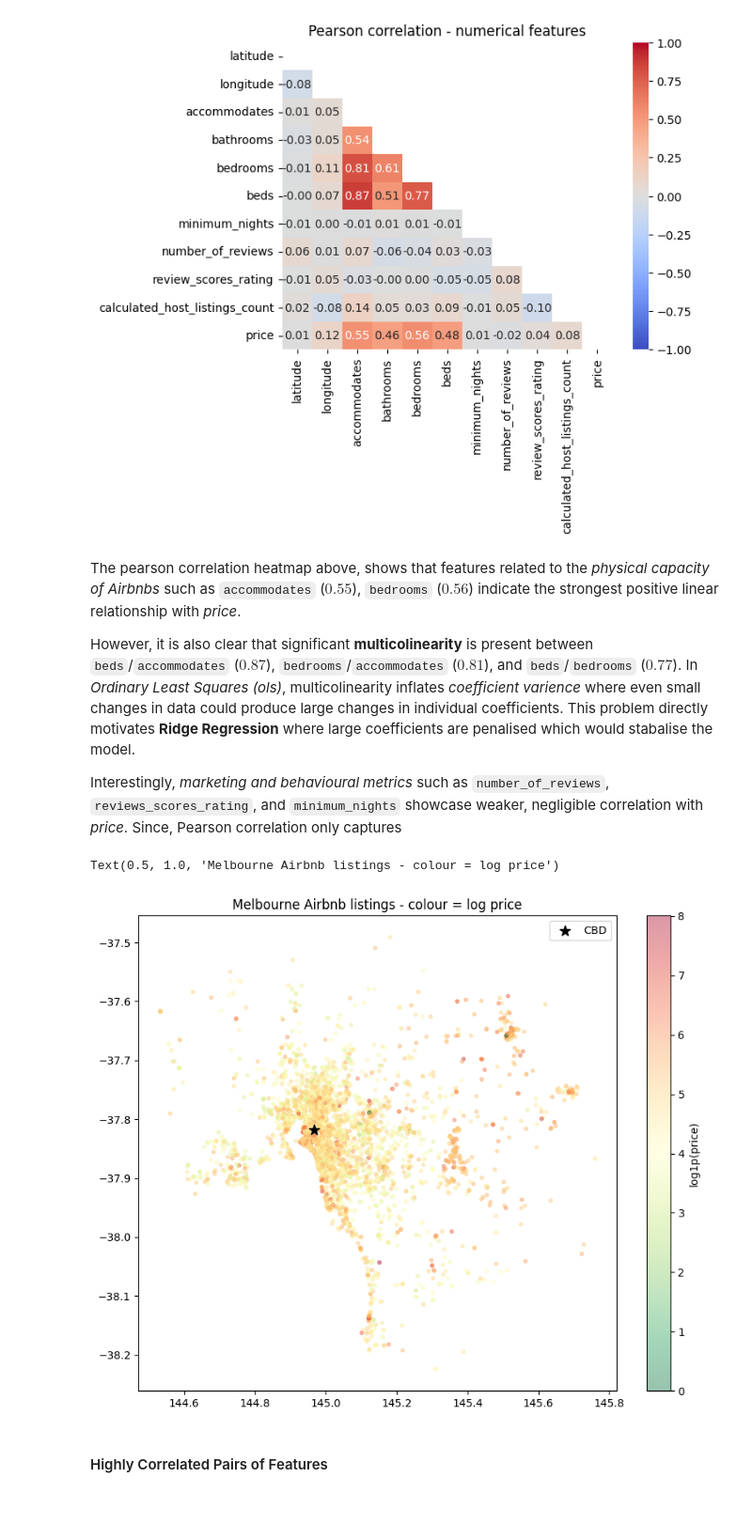
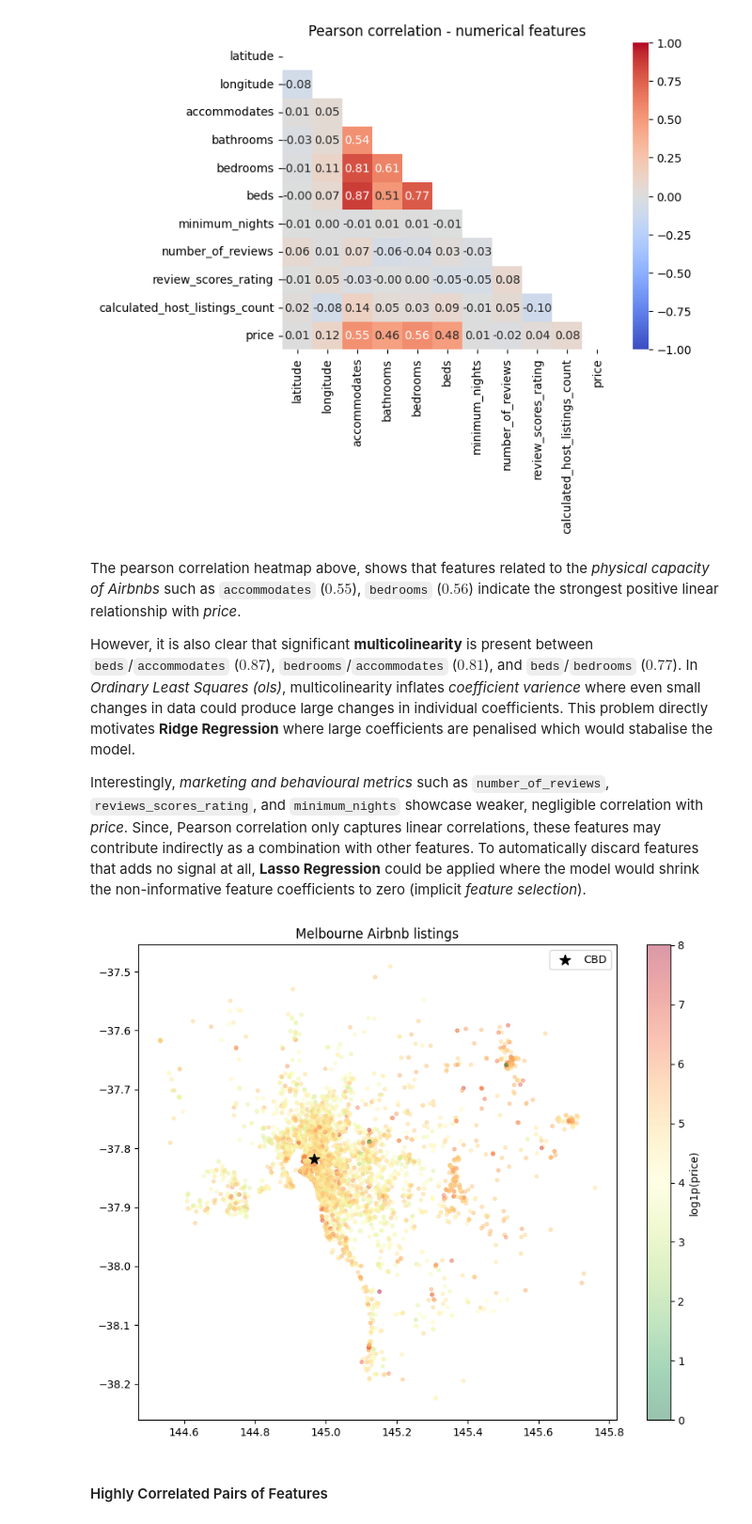
Before and after one commit to wadamiru/manual-ml, a Jupyter notebook: projects/regression/notebooks/airbnb_price_pred.ipynb, the cells around one changed output. Shown at 94% size. Cells and saved outputs as stored; diff of their text form; code cells hidden in the pictures.

```diff
--- a/projects/regression/notebooks/airbnb_price_pred.ipynb
+++ b/projects/regression/notebooks/airbnb_price_pred.ipynb
@@ -262,20 +262,20 @@ The pearson correlation heatmap above, shows that features related to the *physi
 
 However, it is also clear that significant **multicolinearity** is present between `beds`/`accommodates` ($0.87$), `bedrooms`/`accommodates` ($0.81$), and `beds`/`bedrooms` ($0.77$). In *Ordinary Least Squares (ols)*, multicolinearity inflates *coefficient varience* where even small changes in data could produce large changes in individual coefficients. This problem directly motivates **Ridge Regression** where large coefficients are penalised which would stabalise the model.
 
-Interestingly, *marketing and behavioural metrics* such as `number_of_reviews`, `reviews_scores_rating`, and `minimum_nights` showcase weaker, negligible correlation with *price*. Since, Pearson correlation only captures
+Interestingly, *marketing and behavioural metrics* such as `number_of_reviews`, `reviews_scores_rating`, and `minimum_nights` showcase weaker, negligible correlation with *price*. Since, Pearson correlation only captures linear correlations, these features may contribute indirectly as a combination with other features. To automatically discard features that adds no signal at all, **Lasso Regression** could be applied where the model would shrink the non-informative feature coefficients to zero (implicit *feature selection*).
 # %%
 plt.figure(figsize=(10, 8))
 sc = plt.scatter(df_tr['longitude'], df_tr['latitude'],
                  c=np.log1p(df_tr['price']), cmap='RdYlGn_r',
                  alpha=0.4, s=10)
 plt.colorbar(sc, label='log1p(price)')
 # Mark CBD
 plt.scatter([144.9671], [-37.8183], c='black', s=100, marker='*', label='CBD')
 plt.legend()
-plt.title('Melbourne Airbnb listings - colour = log price')
+plt.title('Melbourne Airbnb listings')
+plt.show()
 # %% [output]
-Text(0.5, 1.0, 'Melbourne Airbnb listings - colour = log price')
-[figure, old version]
+[figure, new version]
 # %% [markdown]
 #### Highly Correlated Pairs of Features
 # %%
```
